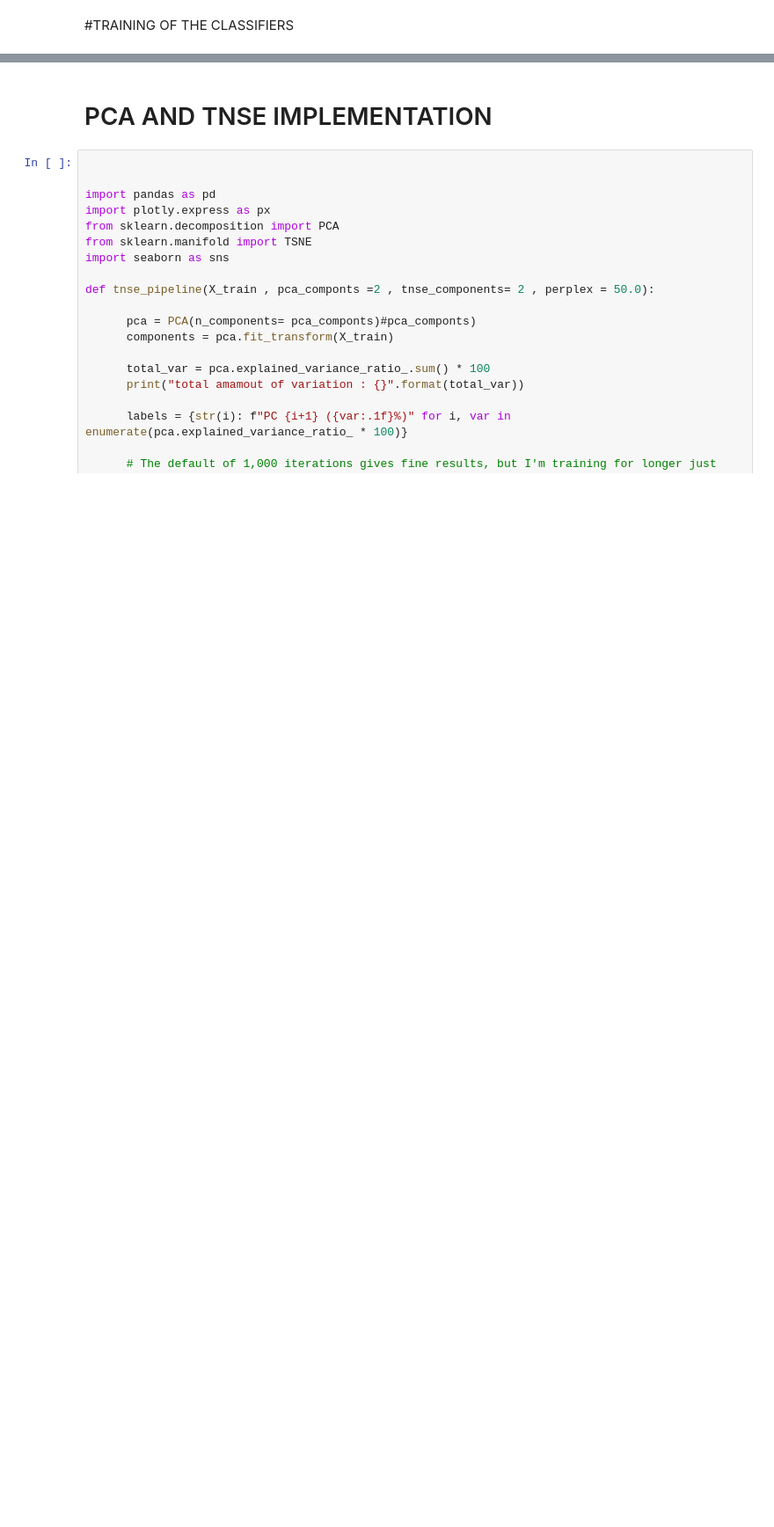
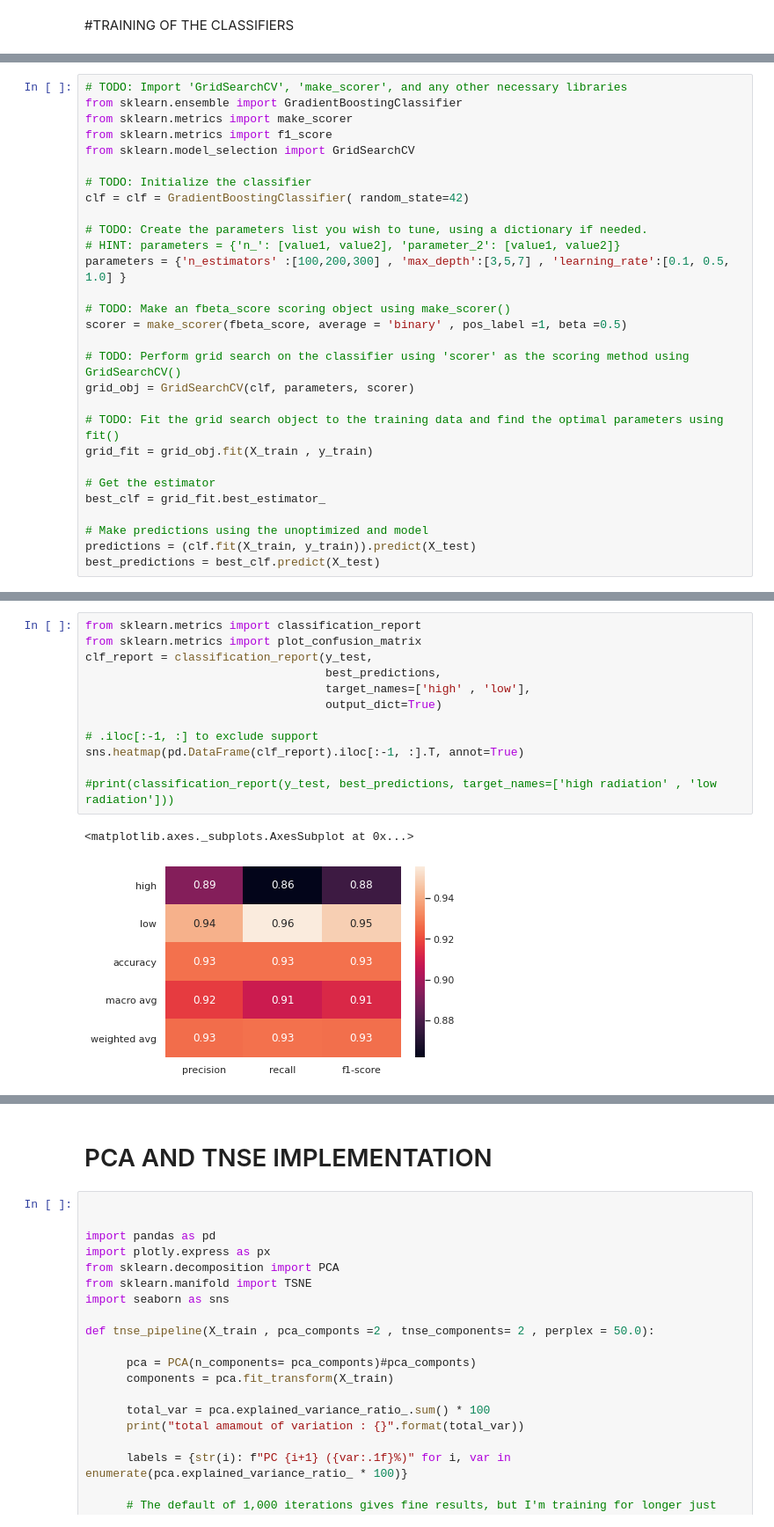
Before and after one commit to abhishekdiphu/Advance_Machine_Learning_Google_Cloud, a Jupyter notebook: radiation_US/4_radon_machine_learning_models_training.ipynb, the cells around one changed output, grey strips where cells are left out. Shown: that part at 88% size. Cells and saved outputs as stored; diff of their text form; blank space fills up the shorter version.

```diff
--- a/radiation_US/4_radon_machine_learning_models_training.ipynb
+++ b/radiation_US/4_radon_machine_learning_models_training.ipynb
@@ -462,0 +481,29 @@ Pipeline trained on 10058 samples.
+# %%
+# TODO: Import 'GridSearchCV', 'make_scorer', and any other necessary libraries
+from sklearn.ensemble import GradientBoostingClassifier
+from sklearn.metrics import make_scorer
+from sklearn.metrics import f1_score
+from sklearn.model_selection import GridSearchCV
+
+# TODO: Initialize the classifier
+clf = clf = GradientBoostingClassifier( random_state=42)
+
+# TODO: Create the parameters list you wish to tune, using a dictionary if needed.
+# HINT: parameters = {'n_': [value1, value2], 'parameter_2': [value1, value2]}
+parameters = {'n_estimators' :[100,200,300] , 'max_depth':[3,5,7] , 'learning_rate':[0.1, 0.5, 1.0] }
+
+# TODO: Make an fbeta_score scoring object using make_scorer()
+scorer = make_scorer(fbeta_score, average = 'binary' , pos_label =1, beta =0.5)
+
+# TODO: Perform grid search on the classifier using 'scorer' as the scoring method using GridSearchCV()
+grid_obj = GridSearchCV(clf, parameters, scorer)
+
+# TODO: Fit the grid search object to the training data and find the optimal parameters using fit()
+grid_fit = grid_obj.fit(X_train , y_train)
+
+# Get the estimator
+best_clf = grid_fit.best_estimator_
+
+# Make predictions using the unoptimized and model
+predictions = (clf.fit(X_train, y_train)).predict(X_test)
+best_predictions = best_clf.predict(X_test)
@@ -462,0 +532,15 @@ Pipeline trained on 10058 samples.
+# %%
+from sklearn.metrics import classification_report
+from sklearn.metrics import plot_confusion_matrix
+clf_report = classification_report(y_test,
+                                   best_predictions,
+                                   target_names=['high' , 'low'],
+                                   output_dict=True)
+
+# .iloc[:-1, :] to exclude support
+sns.heatmap(pd.DataFrame(clf_report).iloc[:-1, :].T, annot=True)
+
+#print(classification_report(y_test, best_predictions, target_names=['high radiation' , 'low radiation']))
+# %% [output]
+<matplotlib.axes._subplots.AxesSubplot at 0x...>
+[figure, added]
```
Also changed, not shown: parts of 25 cells of this notebook, 1 other file.
